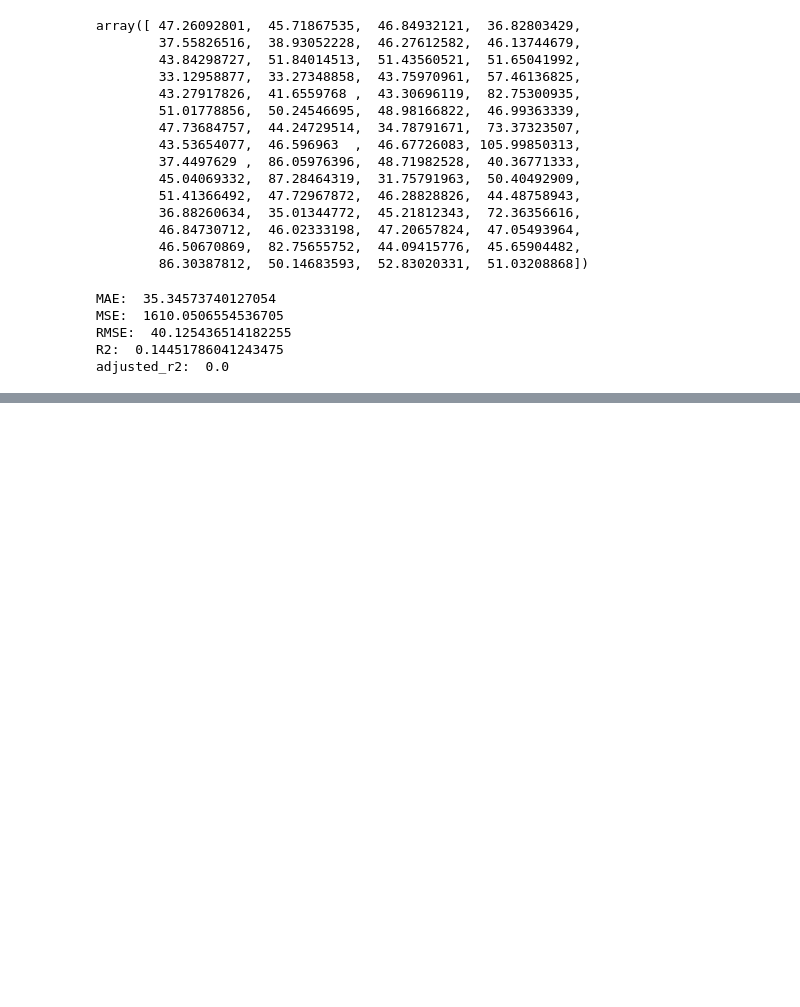
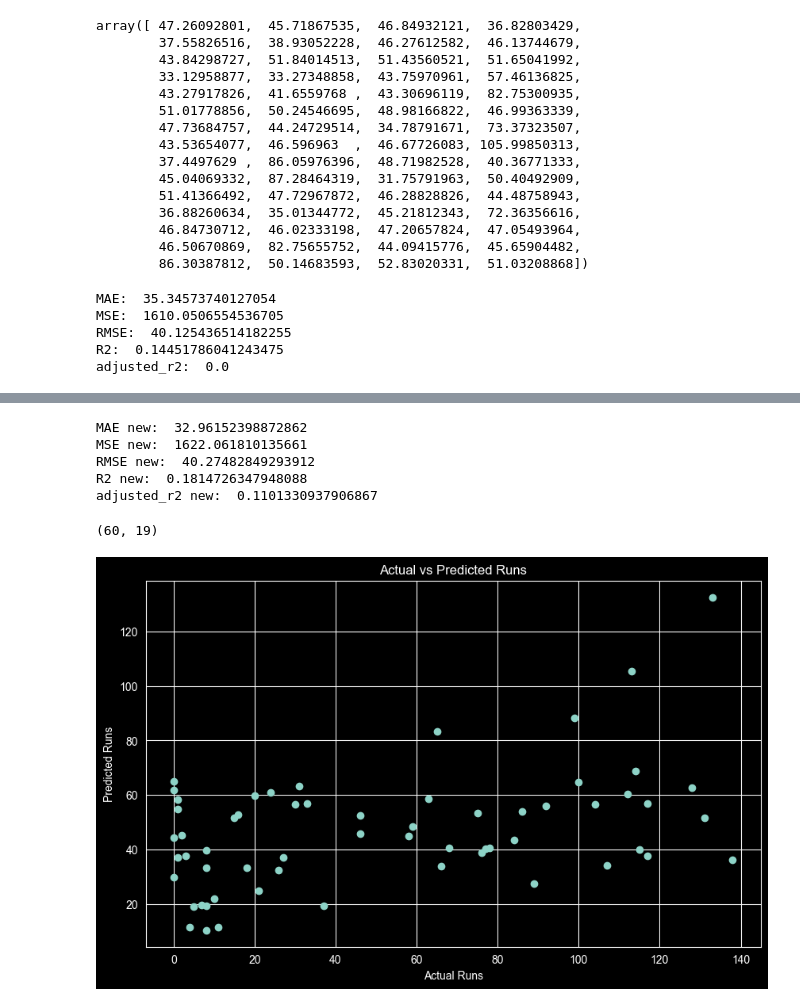
Before and after one commit to Geektoberfest/Geetober-Run-Predictor, a Jupyter notebook: training/model.ipynb, the cells around one changed output, grey strips where cells are left out. Saved outputs shown, nothing was run; the diff lists cells and outputs as text; code cells hidden in the pictures; blank space fills up the shorter version.

Commit message:
visualized actual vs predicted and residual errors

```diff
--- a/training/model.ipynb
+++ b/training/model.ipynb
@@ -165,0 +253,6 @@ adjusted_r2:  0.0
+# %%
+X_train, X_test, y_train, y_test = train_test_split(X_new,y_new,test_size=0.2,random_state=42)
+# %%
+scaler = StandardScaler()
+X_train_scaled = pd.DataFrame(scaler.fit_transform(X_train), columns=X_train.columns, index=X_train.index)
+X_test_scaled = pd.DataFrame(scaler.transform(X_test), columns=X_test.columns, index=X_test.index)
@@ -165,0 +275,3 @@ adjusted_r2:  0.0
+# %%
+model = LinearRegression()
+model.fit(X_train_scaled, y_train)
@@ -165,0 +308,3 @@ adjusted_r2:  0.0
+# %%
+y_pred_new = model.predict(X_test_scaled)
+y_pred_new
@@ -165,0 +337,16 @@ adjusted_r2:  0.0
+# %%
+print("MAE new: ", MAE_new)
+print("MSE new: ", MSE_new)
+print("RMSE new: ", RMSE_new)
+print("R2 new: ", R2_new)
+print("adjusted_r2 new: ", adjusted_r2_new)
+# %% [output]
+MAE new:  32.96152398872862
+MSE new:  1622.061810135661
+RMSE new:  40.27482849293912
+R2 new:  0.1814726347948088
+adjusted_r2 new:  0.1101330937906867
+# %%
+X_test_scaled.shape
+# %% [output]
+(60, 19)
@@ -165,0 +355,9 @@ adjusted_r2:  0.0
+# %%
+plt.figure(figsize=(10,6))
+plt.scatter(y_test, y_pred_new)
+plt.xlabel("Actual Runs")
+plt.ylabel("Predicted Runs")
+plt.title("Actual vs Predicted Runs")
+plt.show()
+# %% [output]
+[figure, added]
```
Also changed, not shown: parts of 19 cells of this notebook, 1 other file.
